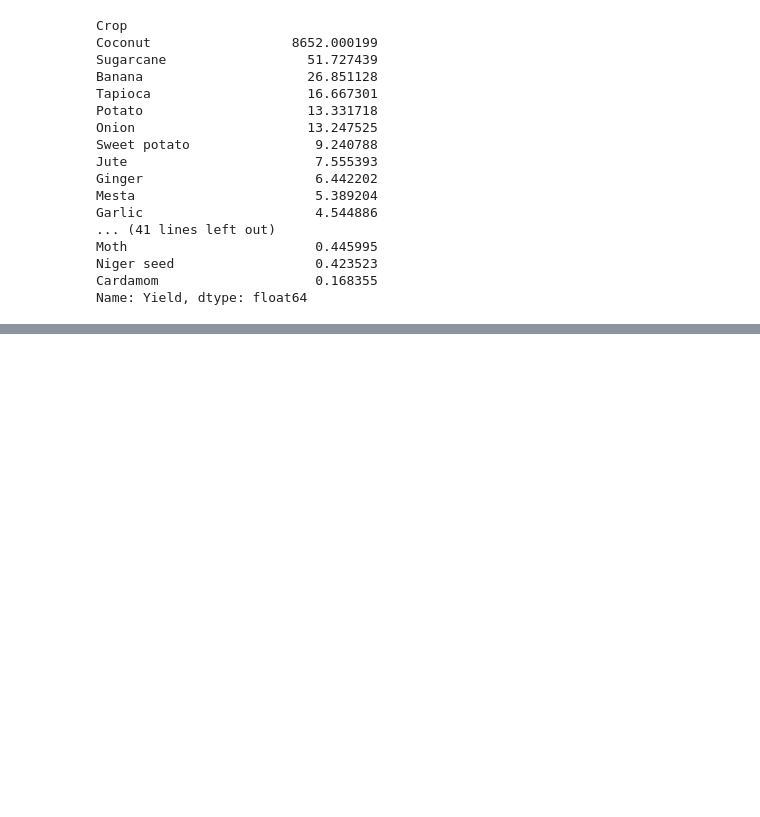
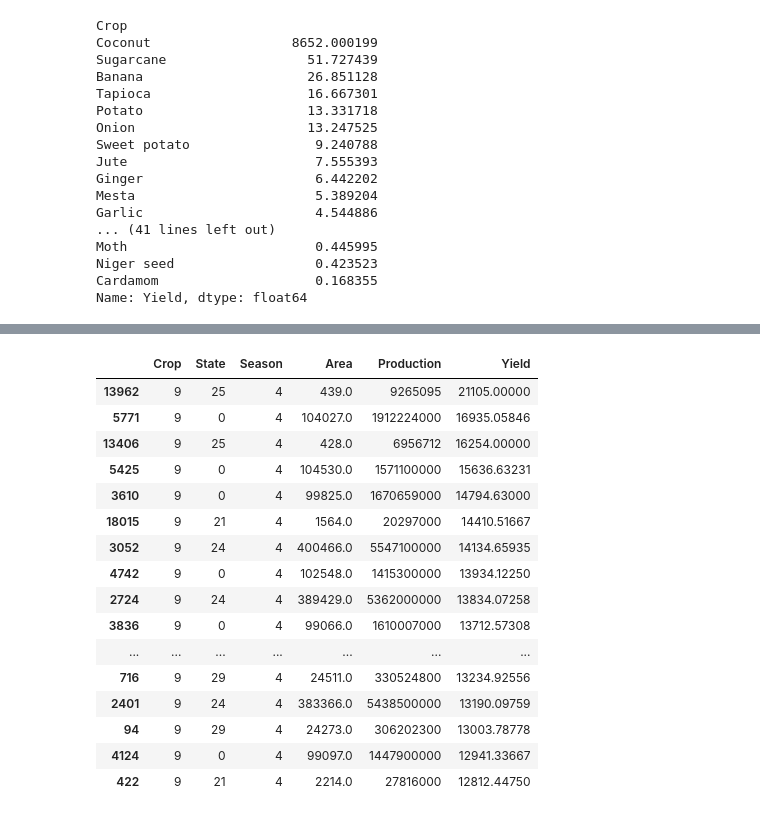
Before and after one commit to saara-sana/CropYieldPrediction, a Jupyter notebook: notebooks/03_Model_Training.ipynb, the cells around one changed output, grey strips where cells are left out. Saved outputs shown, nothing was run; the diff lists cells and outputs as text; code cells hidden in the pictures; blank space fills up the shorter version.

Commit message:
Remove yield outliers and retrain model

```diff
--- a/notebooks/03_Model_Training.ipynb
+++ b/notebooks/03_Model_Training.ipynb
@@ -335,0 +348,22 @@ Name: Yield, dtype: float64
+# %%
+df.sort_values("Yield", ascending=False)[
+    ["Crop", "State", "Season", "Area", "Production", "Yield"]
+].head(20)
+# %% [output]
+|  | Crop | State | Season | Area | Production | Yield |
+| 13962 | 9 | 25 | 4 | 439.0 | 9265095 | 21105.00000 |
+| 5771 | 9 | 0 | 4 | 104027.0 | 1912224000 | 16935.05846 |
+| 13406 | 9 | 25 | 4 | 428.0 | 6956712 | 16254.00000 |
+| 5425 | 9 | 0 | 4 | 104530.0 | 1571100000 | 15636.63231 |
+| 3610 | 9 | 0 | 4 | 99825.0 | 1670659000 | 14794.63000 |
+| 18015 | 9 | 21 | 4 | 1564.0 | 20297000 | 14410.51667 |
+| 3052 | 9 | 24 | 4 | 400466.0 | 5547100000 | 14134.65935 |
+| 4742 | 9 | 0 | 4 | 102548.0 | 1415300000 | 13934.12250 |
+| 2724 | 9 | 24 | 4 | 389429.0 | 5362000000 | 13834.07258 |
+| 3836 | 9 | 0 | 4 | 99066.0 | 1610007000 | 13712.57308 |
+| ... | ... | ... | ... | ... | ... | ... |
+| 716 | 9 | 29 | 4 | 24511.0 | 330524800 | 13234.92556 |
+| 2401 | 9 | 24 | 4 | 383366.0 | 5438500000 | 13190.09759 |
+| 94 | 9 | 29 | 4 | 24273.0 | 306202300 | 13003.78778 |
+| 4124 | 9 | 0 | 4 | 99097.0 | 1447900000 | 12941.33667 |
+| 422 | 9 | 21 | 4 | 2214.0 | 27816000 | 12812.44750 |
```
Also changed, not shown: parts of 5 cells of this notebook, 4 other files.
